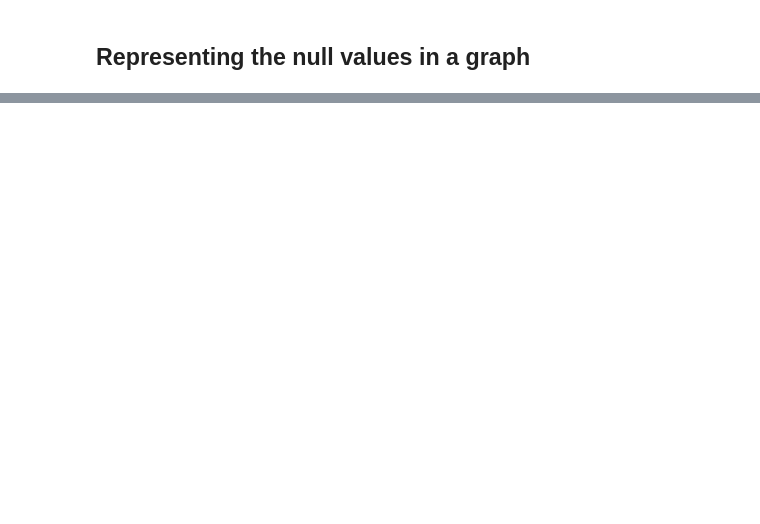
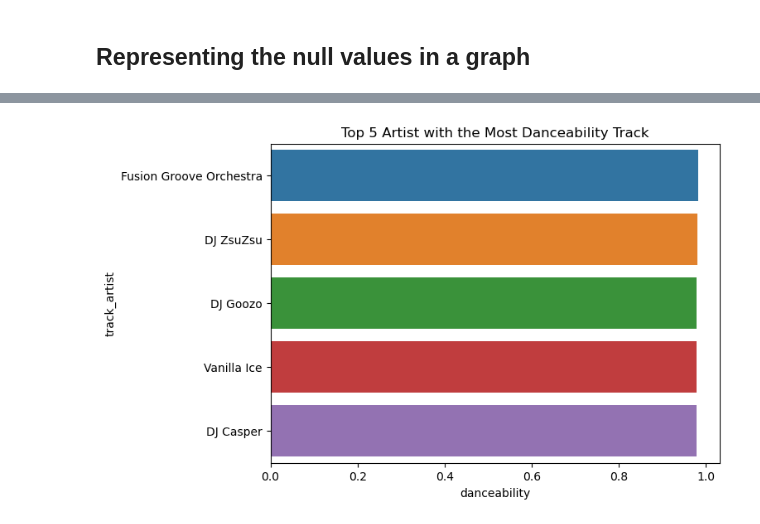
Before and after one commit to anishsoni29/Data-Analysis, a Jupyter notebook: Spotify EDA/spotify-eda.ipynb, the cells around one changed output, grey strips where cells are left out. Drawn from its saved outputs; the diff is of its cells as text; code cells hidden in the pictures; blank space fills up the shorter version.

```diff
--- a/Spotify EDA/spotify-eda.ipynb
+++ b/Spotify EDA/spotify-eda.ipynb
@@ -170,0 +221,3 @@ plt.show()
+# %%
+top_five_artists_danceable_songs = spotify[["danceability","track_name","track_artist"]].sort_values(by="danceability", ascending=False)[:5]
+top_five_artists_danceable_songs
@@ -170,0 +231,7 @@ plt.show()
+# %%
+plt.figure(figsize=(7,5))
+sns.barplot(x="danceability",y="track_artist",data=top_five_artists_danceable_songs)
+plt.title("Top 5 Artist with the Most Danceability Track")
+plt.show()
+# %% [output]
+[figure, added]
```
Also changed, not shown: parts of 21 cells of this notebook.
